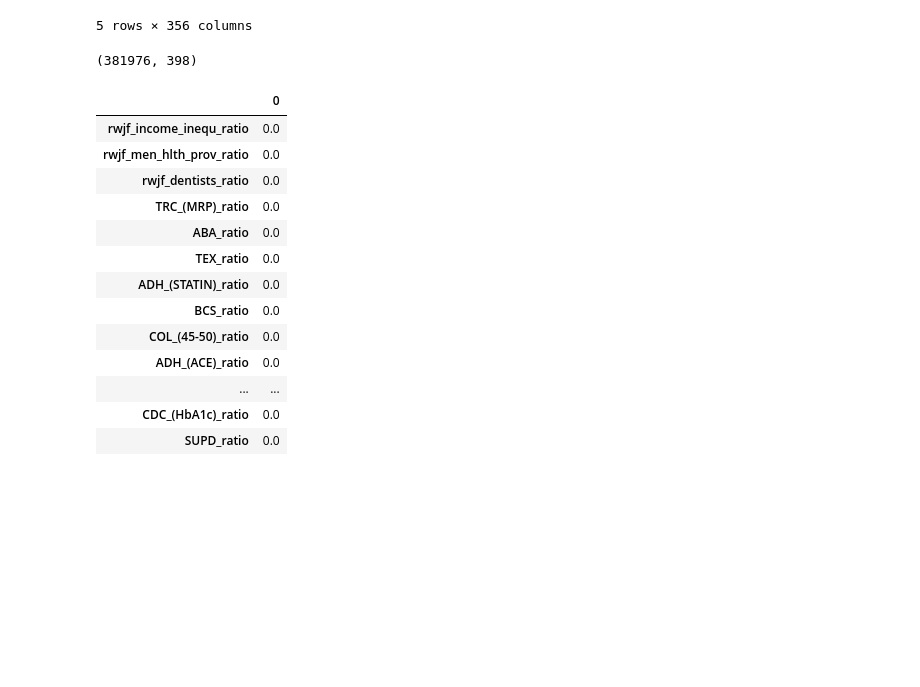
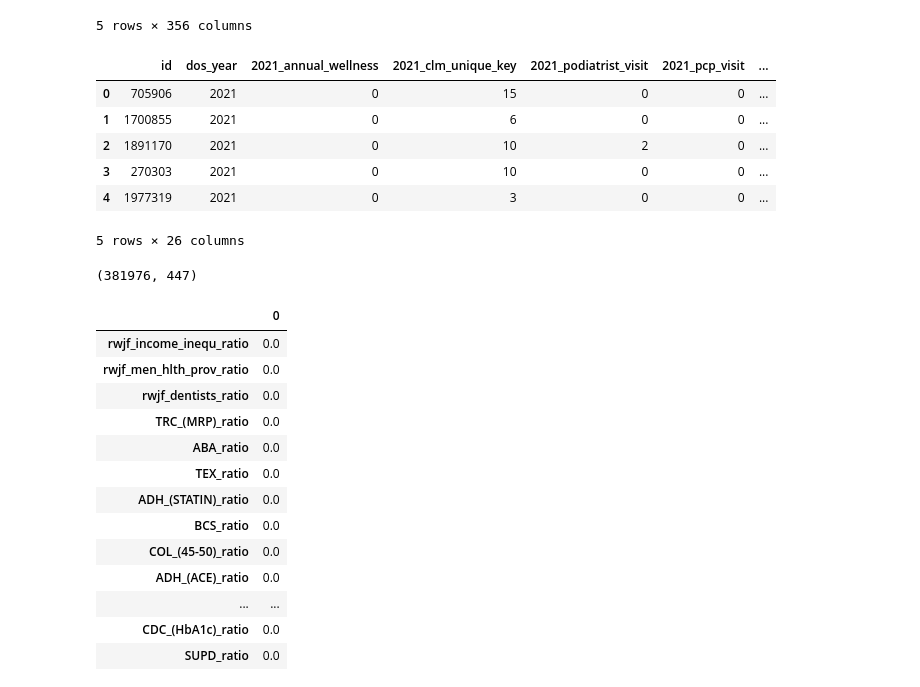
Before and after one commit to KavyaNair01/Machine_Learning, a Jupyter notebook: humana_model_new_kavya.ipynb, the cells around one changed output. Cells and saved outputs as stored; diff of their text form; code cells hidden in the pictures; blank space fills up the shorter version.

```diff
--- a/humana_model_new_kavya.ipynb
+++ b/humana_model_new_kavya.ipynb
@@ -751,3 +1076,16 @@ df_hold.head()
 | 3 | 1000280.0 | 0.0 | 462.57 | 141.32 | 0.038411 | ... |
 | 4 | 1000390.0 | 0.0 | 1250.36 | 39.68 | 0.135707 | ... |
 5 rows × 356 columns
+# %%
+df_claims2021_hold = pd.read_csv('/content/claims_2021_hold.csv')#.drop(['Unnamed: 0', 'dos_year'], axis = 1)
+df_claims2022_hold = pd.read_csv('/content/claims_2022_hold.csv')#.drop(['Unnamed: 0', 'dos_year'], axis = 1)
+# %%
+df_claims2021_hold.head()
+# %% [output]
+|  | id | dos_year | 2021_annual_wellness | 2021_clm_unique_key | 2021_podiatrist_visit | 2021_pcp_visit | ... |
+| 0 | 705906 | 2021 | 0 | 15 | 0 | 0 | ... |
+| 1 | 1700855 | 2021 | 0 | 6 | 0 | 0 | ... |
+| 2 | 1891170 | 2021 | 0 | 10 | 2 | 0 | ... |
+| 3 | 270303 | 2021 | 0 | 10 | 0 | 0 | ... |
+| 4 | 1977319 | 2021 | 0 | 3 | 0 | 0 | ... |
+5 rows × 26 columns
@@ -754,5 +1101,5 @@ df_hold.head()
 # %%
-df_hold.shape
+df_agg_hold.shape
 # %% [output]
-(381976, 398)
+(381976, 447)
 # %%
```
Also changed, not shown: parts of 46 cells of this notebook.
